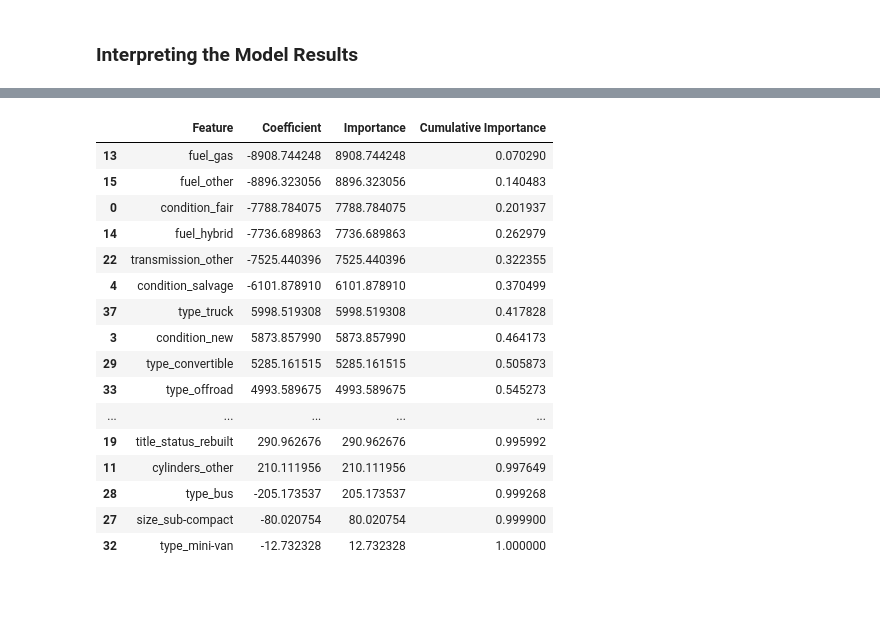
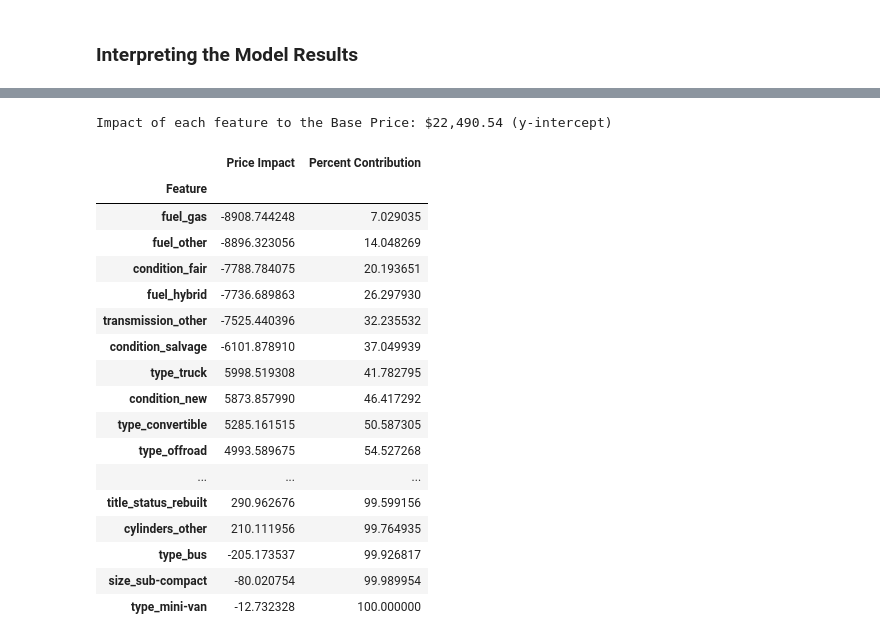
Before and after one commit to fazeelgm/UCB_ML_AI_PracticalApp_II, a Jupyter notebook: DataModels.ipynb, the cells around one changed output, grey strips where cells are left out. Saved outputs shown, nothing was run; the diff lists cells and outputs as text; code cells hidden in the pictures; blank space fills up the shorter version.

```diff
--- a/DataModels.ipynb
+++ b/DataModels.ipynb
@@ -481,41 +466,41 @@ array(['condition_fair', 'condition_good', 'condition_like new',
-# %%
-# build the feature importance DF
-feature_imp = []
-for feature, coef in zip(feature_names, best_model.coef_):
-    if coef != 0:
-        # print(f'{feature}: {coef}')
-        feature_imp.append([feature, coef])
-
-feature_imp_df = pd.DataFrame(data=feature_imp, columns=['Feature', 'Coefficient'])#.set_index('Feature')
-feature_imp_df['Importance'] = np.abs(feature_imp_df.Coefficient)
-
-# Sort the DF
-feature_imp_df = feature_imp_df.sort_values(by='Importance', ascending=False)
-
-# Add cumulative importance
-feature_imp_df['Cumulative Importance'] = feature_imp_df['Importance'].cumsum() / feature_imp_df['Importance'].sum()
-
-# Top features that explain X% of the variance
-top_n = 0.9
-top_features = feature_imp_df[feature_imp_df['Cumulative Importance'] <= top_n]
-
-feature_imp_df#[['Coefficient', 'Cumulative Importance']]
-# %% [output]
-|  | Feature | Coefficient | Importance | Cumulative Importance |
-| 13 | fuel_gas | -8908.744248 | 8908.744248 | 0.070290 |
-| 15 | fuel_other | -8896.323056 | 8896.323056 | 0.140483 |
-| 0 | condition_fair | -7788.784075 | 7788.784075 | 0.201937 |
-| 14 | fuel_hybrid | -7736.689863 | 7736.689863 | 0.262979 |
-| 22 | transmission_other | -7525.440396 | 7525.440396 | 0.322355 |
-| 4 | condition_salvage | -6101.878910 | 6101.878910 | 0.370499 |
-| 37 | type_truck | 5998.519308 | 5998.519308 | 0.417828 |
-| 3 | condition_new | 5873.857990 | 5873.857990 | 0.464173 |
-| 29 | type_convertible | 5285.161515 | 5285.161515 | 0.505873 |
-| 33 | type_offroad | 4993.589675 | 4993.589675 | 0.545273 |
-| ... | ... | ... | ... | ... |
-| 19 | title_status_rebuilt | 290.962676 | 290.962676 | 0.995992 |
-| 11 | cylinders_other | 210.111956 | 210.111956 | 0.997649 |
-| 28 | type_bus | -205.173537 | 205.173537 | 0.999268 |
-| 27 | size_sub-compact | -80.020754 | 80.020754 | 0.999900 |
-| 32 | type_mini-van | -12.732328 | 12.732328 | 1.000000 |
+# %%
+# build the feature importance DF
+feature_imp = []
+for feature, coef in zip(feature_names, best_model.coef_):
+    if coef != 0:
+        # print(f'{feature}: {coef}')
+        feature_imp.append([feature, coef])
+
+feature_imp_df = pd.DataFrame(data=feature_imp, columns=['Feature', 'Coefficient'])#.set_index('Feature')
+feature_imp_df['Importance'] = np.abs(feature_imp_df.Coefficient)
+
+# Sort the DF
+feature_imp_df = feature_imp_df.sort_values(by='Importance', ascending=False)
+
+# Add cumulative importance
+feature_imp_df['Cumulative Importance'] = feature_imp_df['Importance'].cumsum() / feature_imp_df['Importance'].sum()
+feature_imp_df['Percent Contribution'] = feature_imp_df['Cumulative Importance'] * 100
+
+print(f'Impact of each feature to the Base Price: ${y_intercept:,.2f} (y-intercept)')
+feature_imp_df[['Feature', 'Coefficient', 'Percent Contribution']].set_index('Feature').rename(columns={'Coefficient':'Price Impact'})
+# %% [output]
+Impact of each feature to the Base Price: $22,490.54 (y-intercept)
+|  | Price Impact | Percent Contribution |
+| Feature |  |  |
+| fuel_gas | -8908.744248 | 7.029035 |
+| fuel_other | -8896.323056 | 14.048269 |
+| condition_fair | -7788.784075 | 20.193651 |
+| fuel_hybrid | -7736.689863 | 26.297930 |
+| transmission_other | -7525.440396 | 32.235532 |
+| condition_salvage | -6101.878910 | 37.049939 |
+| type_truck | 5998.519308 | 41.782795 |
+| condition_new | 5873.857990 | 46.417292 |
+| type_convertible | 5285.161515 | 50.587305 |
+| type_offroad | 4993.589675 | 54.527268 |
+| ... | ... | ... |
+| title_status_rebuilt | 290.962676 | 99.599156 |
+| cylinders_other | 210.111956 | 99.764935 |
+| type_bus | -205.173537 | 99.926817 |
+| size_sub-compact | -80.020754 | 99.989954 |
+| type_mini-van | -12.732328 | 100.000000 |
 # %%
```
Also changed, not shown: parts of 4 cells of this notebook, 6 other files.
